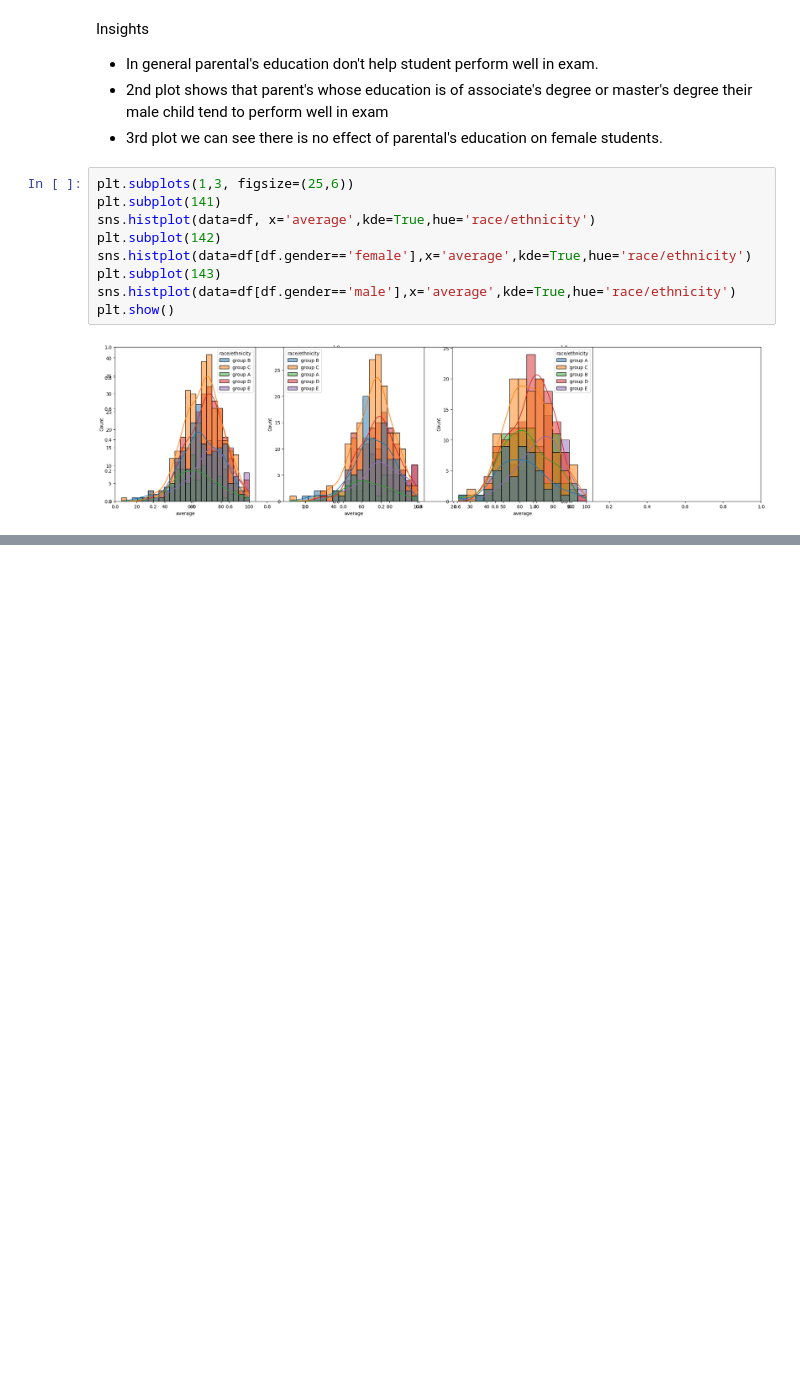
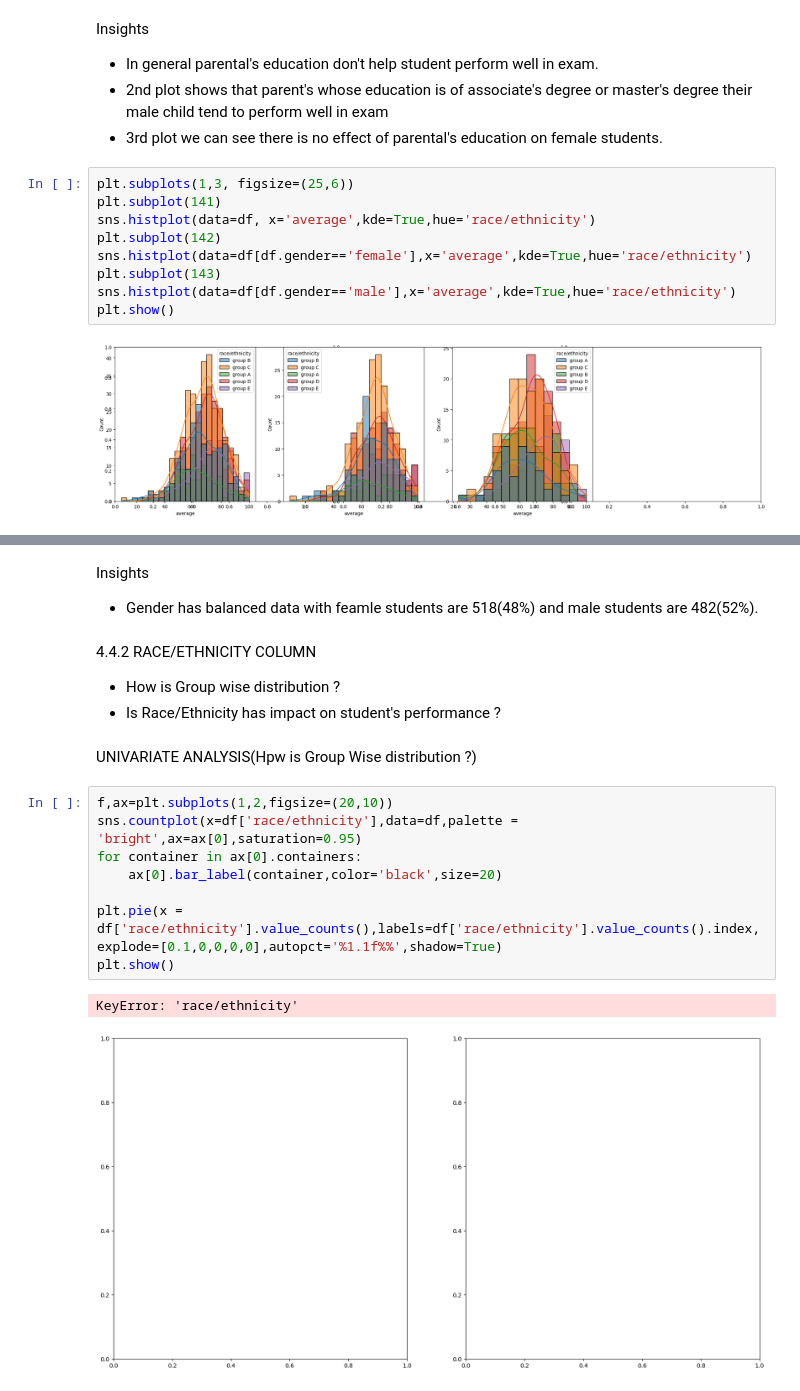
Before and after one commit to DataDrivenShreya/mlproject, a Jupyter notebook: notebook/1.EDA STUDENT PERFORMANCE.ipynb, the cells around one changed output, grey strips where cells are left out. Saved outputs shown, nothing was run; the diff lists cells and outputs as text; blank space fills up the shorter version.

```diff
--- a/notebook/1.EDA STUDENT PERFORMANCE.ipynb
+++ b/notebook/1.EDA STUDENT PERFORMANCE.ipynb
@@ -311,0 +400,21 @@ plt.show()
+# %% [markdown]
+Insights
+
+- Gender has balanced data with feamle students are 518(48%) and male students are 482(52%).
+# %% [markdown]
+4.4.2 RACE/ETHNICITY COLUMN
+- How is Group wise distribution ?
+- Is Race/Ethnicity has impact on student's performance ?
+# %% [markdown]
+UNIVARIATE  ANALYSIS(Hpw is Group Wise distribution ?)
+# %%
+f,ax=plt.subplots(1,2,figsize=(20,10))
+sns.countplot(x=df['race/ethnicity'],data=df,palette = 'bright',ax=ax[0],saturation=0.95)
+for container in ax[0].containers:
+    ax[0].bar_label(container,color='black',size=20)
+
+plt.pie(x = df['race/ethnicity'].value_counts(),labels=df['race/ethnicity'].value_counts().index,explode=[0.1,0,0,0,0],autopct='%1.1f%%',shadow=True)
+plt.show()
+# %% [output]
+KeyError: 'race/ethnicity'
+[figure, added]
```
Also changed, not shown: parts of 16 cells of this notebook, 17 other files.
